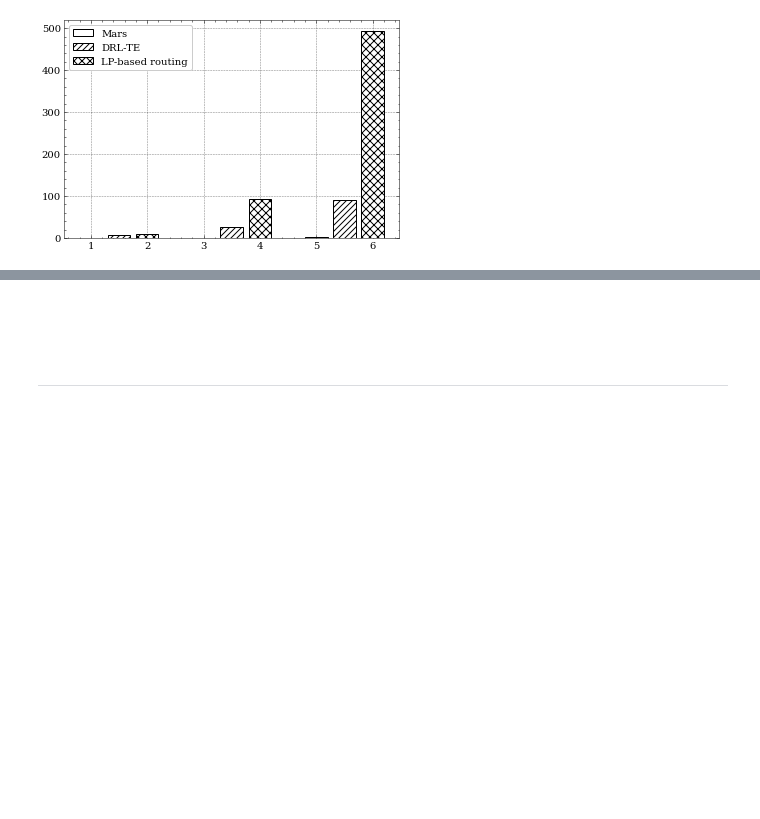
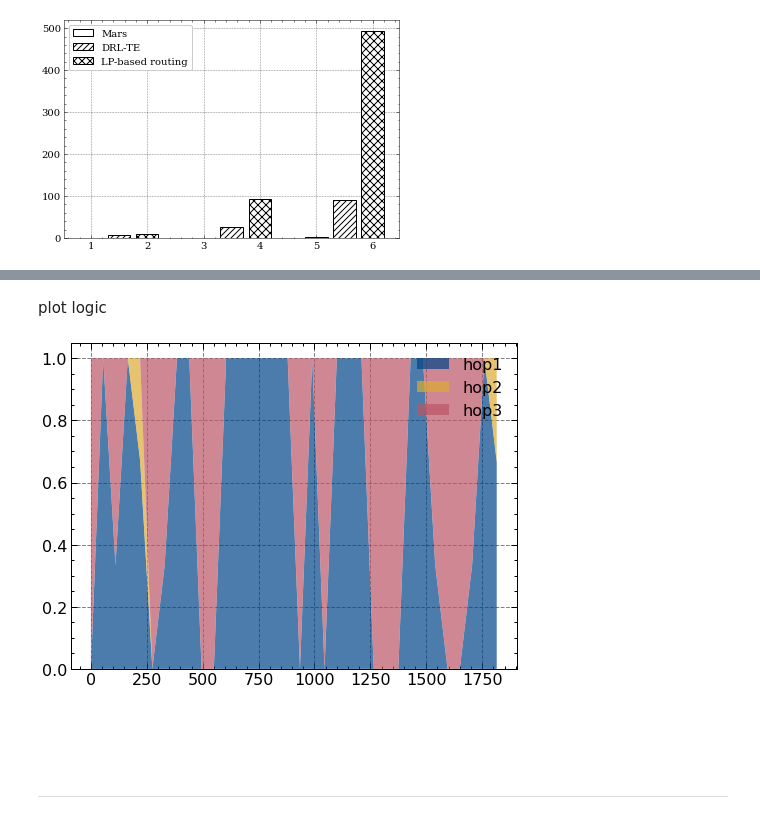
Before and after one commit to hexi519/CodesSnippets, a Jupyter notebook: pythonDemo/demo-JupyterConfig,Matplotlib.ipynb, the cells around one changed output, grey strips where cells are left out. Saved outputs shown, nothing was run; the diff lists cells and outputs as text; code cells hidden in the pictures; blank space fills up the shorter version.

```diff
--- a/pythonDemo/demo-JupyterConfig,Matplotlib.ipynb.ipynb
+++ b/pythonDemo/demo-JupyterConfig,Matplotlib.ipynb
@@ -247,3 +253,51 @@ plt.legend(['Mars','DRL-TE','LP-based routing'])
+# %%
+# parDir =  # TODO
+def getRatios(parDir):
+    count = 0
+    for file in os.listdir(parDir):
+        if file.find('Table1-CoarseRoute.')!=-1:
+            count+=1
+
+    hop1,hop2,hop3 = [],[],[]
+    for index in range(2,count+1):
+        coarse_file = osp.join(parDir,f'Table1-CoarseRoute.{index}')
+        with open(coarse_file) as cf:
+            lines=cf.readlines()
+            for line in lines:
+                find_res = match_pat.findall(line)
+                if find_res and len(find_res[0])==3 :
+                    hop1.append(float(find_res[0][0]))
+                    hop2.append(float(find_res[0][1]))
+                    hop3.append(float(find_res[0][2]))
+                    break
+
+            if line == lines[-1]:
+                raise ValueError('do not find traget candidate paths 4-6')
+
+    return hop1,hop2,hop3
+# %%
+# to update for generalization
+import re
+parDir_rl='/home/hesy/projects/g1/pro/mars_ns3/data/rl-subGEA/0.005000_lamTimes1_cdflam0_port42500'
+parDir_lp='/home/hesy/projects/g1/pro/mars_ns3/data/lp-subGEA/0.005000_lamTimes1_cdflam0_port77300'
+parDir_drl='/home/hesy/projects/g1/pro/mars_ns3/data/drl-subGEA/0.005000_lamTimes1_cdflam0_port77900'
+match_pat = re.compile('value\s+?:\s+?4\s+?:\s+?([0,1].\d+?)\s+?5\s+?:\s+?([0,1].\d+?)\s+?6\s+?:\s+?([0,1].\d+)\s*?')#(0.\d+?)
+# %%
+hop1_rl,hop2_rl,hop3_rl=getRatios(parDir_rl)
+hop1_drl,hop2_drl,hop3_drl=getRatios(parDir_drl)
+hop1_lp,hop2_lp,hop3_lp=getRatios(parDir_lp)
+# %%
+x_rl = np.array(range(len(hop1_rl)))*10
+x_drl = np.array(range(len(hop1_drl)))*41
+x_lp = np.array(range(len(hop1_lp)))*55
+# %% [markdown]
+plot logic
+# %%
+with plt.style.context(['science', 'no-latex','high-contrast','notebook']):
+    plt.stackplot(x_lp, hop1_lp, hop2_lp, hop3_lp, alpha=0.7)
+    plt.legend(['hop1','hop2','hop3'])
+# %% [output]
+[figure, added]
 # %% [markdown]
 <br><br><br>
 
```
Also changed, not shown: parts of 5 cells of this notebook, 1 other file.
